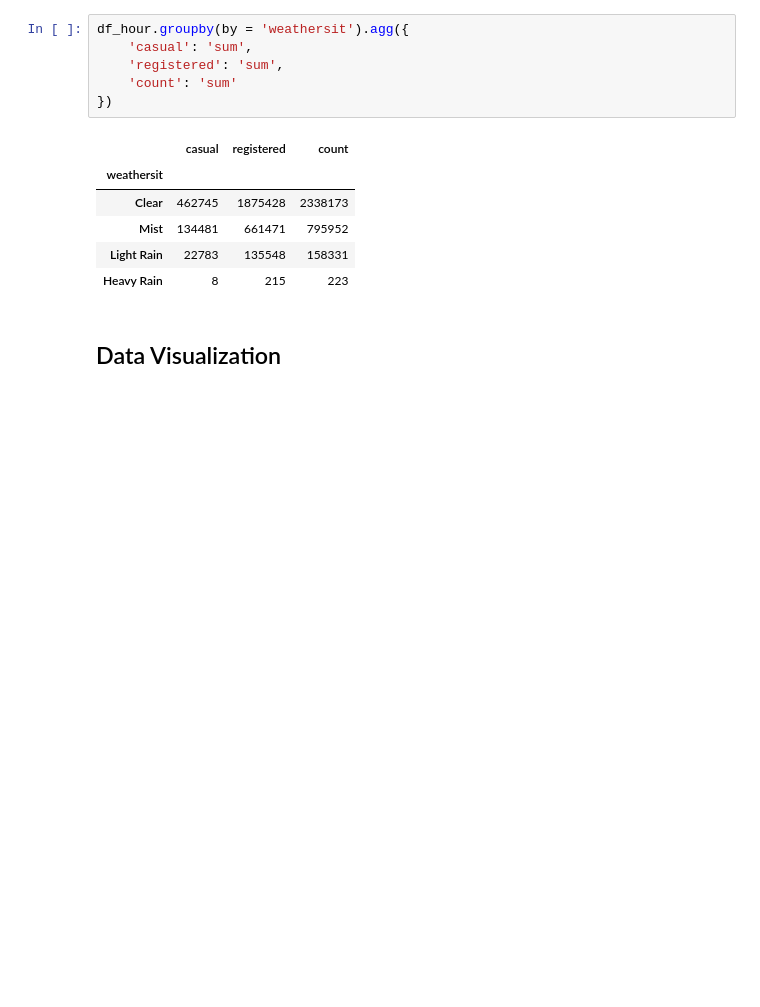
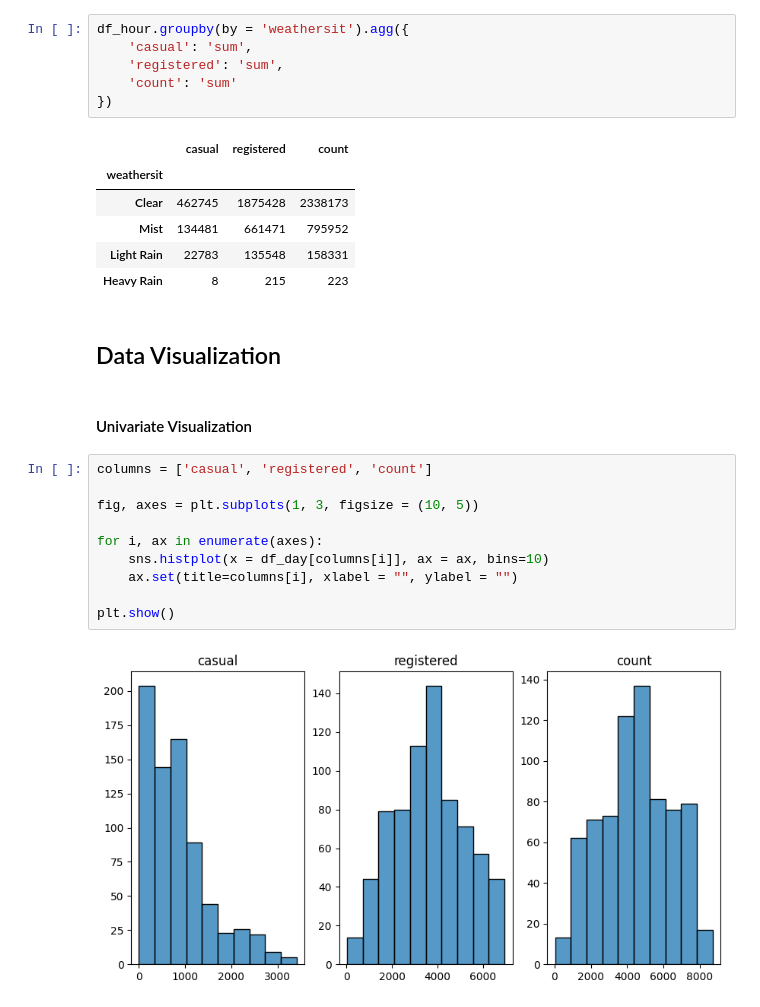
Before and after one commit to RizkiLaksanaPutra/Bike-Sharing-EDA, a Jupyter notebook: notebook.ipynb, the cells around one changed output. Saved outputs shown, nothing was run; the diff lists cells and outputs as text; blank space fills up the shorter version.

```diff
--- a/notebook.ipynb
+++ b/notebook.ipynb
@@ -457,3 +472,17 @@ df_hour.groupby(by = 'weathersit').agg({
 | Heavy Rain | 8 | 215 | 223 |
 # %% [markdown]
 ## Data Visualization
+# %% [markdown]
+#### Univariate Visualization
+# %%
+columns = ['casual', 'registered', 'count']
+
+fig, axes = plt.subplots(1, 3, figsize = (10, 5))
+
+for i, ax in enumerate(axes):
+    sns.histplot(x = df_day[columns[i]], ax = ax, bins=10)
+    ax.set(title=columns[i], xlabel = "", ylabel = "")
+
+plt.show()
+# %% [output]
+[figure, added]
```
Also changed, not shown: parts of 40 cells of this notebook, 1 other file.
